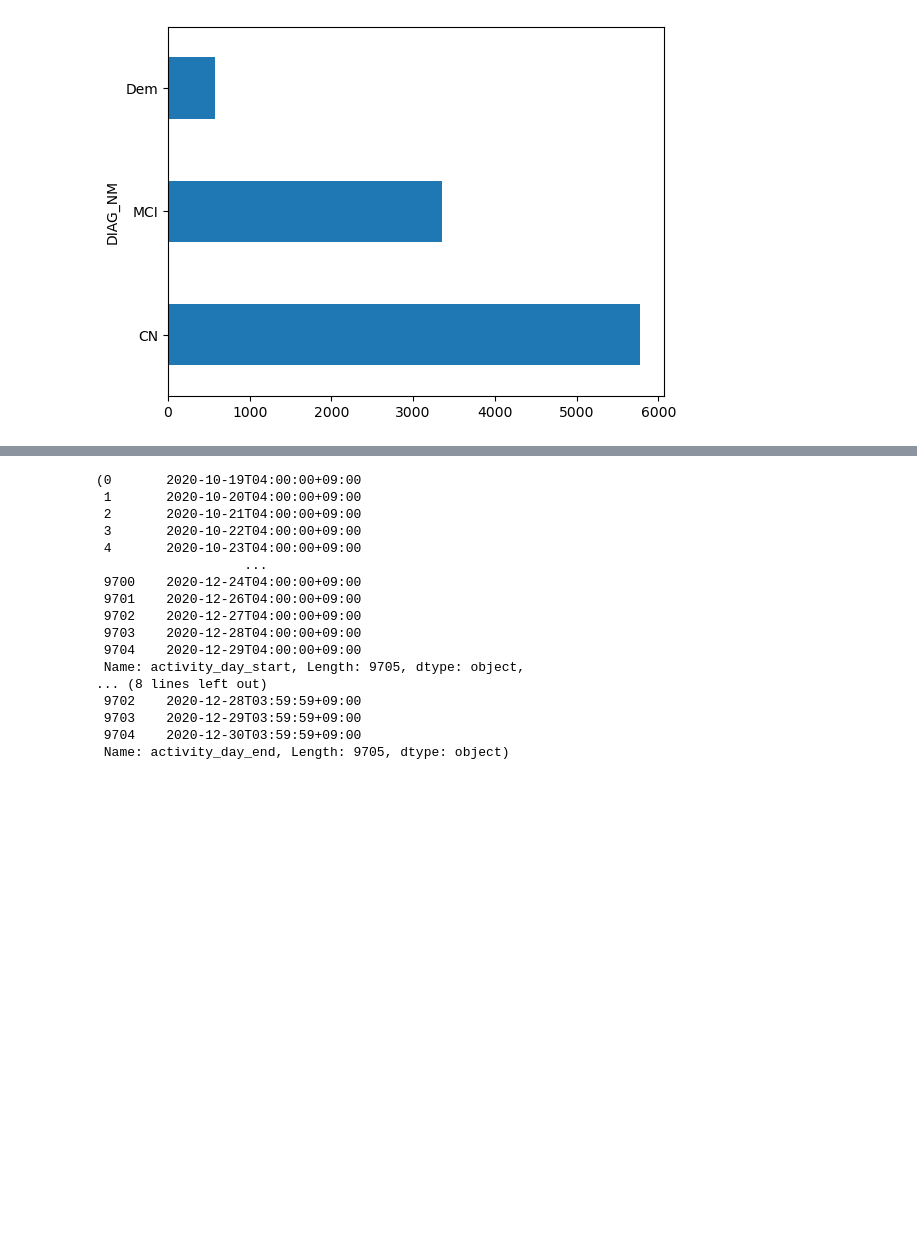
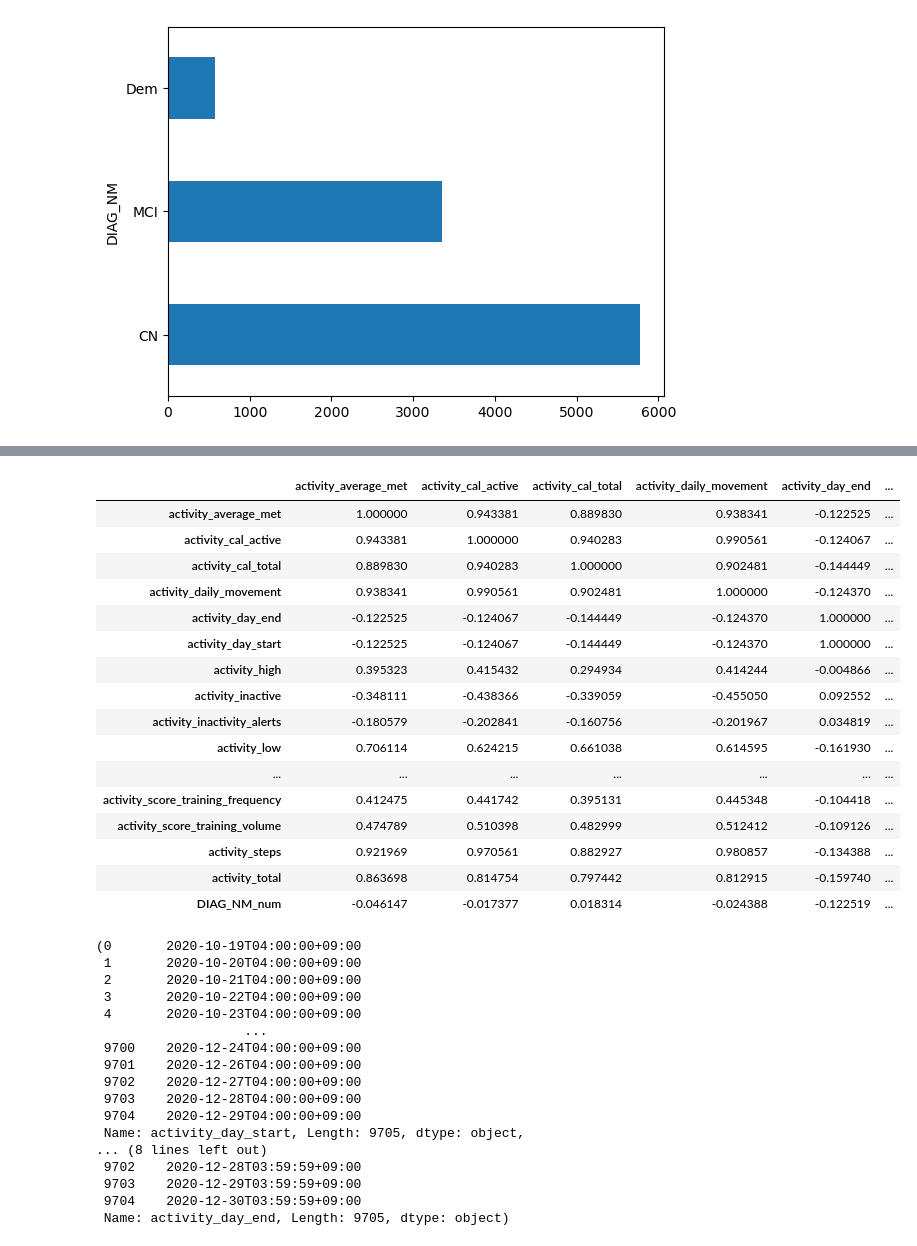
Before and after one commit to SeHwanYoo/analyze_dementia, a Jupyter notebook: EDA.ipynb, the cells around one changed output, grey strips where cells are left out. Saved outputs shown, nothing was run; the diff lists cells and outputs as text; code cells hidden in the pictures; blank space fills up the shorter version.

```diff
--- a/EDA.ipynb
+++ b/EDA.ipynb
@@ -163,0 +225,41 @@ msno.bar(df=raw, color=(0.1, 0.6, 0.8), figsize=(10, 6))
+# %%
+raw = (
+        raw
+        .assign(DIAG_NM_num=lambda x : x['DIAG_NM'].apply(lambda y : 0 if y == 'CN' else 1 if y == 'MCI' else 2))
+        # .assign(FraudFound=lambda x : x['DIAG_NM'].apply(lambda y : 1 if y=='Yes' else 0))
+    )
+# %%
+(
+    pd.concat(
+        [
+            (
+                raw
+                .loc[:, numerical_features_to_investigate]
+            ),
+            (
+                raw['DIAG_NM_num']
+            ),
+        ],
+        axis=1
+    )
+    .corr()
+    .style.background_gradient()
+)
+# %% [output]
+|  | activity_average_met | activity_cal_active | activity_cal_total | activity_daily_movement | activity_day_end | ... |
+| activity_average_met | 1.000000 | 0.943381 | 0.889830 | 0.938341 | -0.122525 | ... |
+| activity_cal_active | 0.943381 | 1.000000 | 0.940283 | 0.990561 | -0.124067 | ... |
+| activity_cal_total | 0.889830 | 0.940283 | 1.000000 | 0.902481 | -0.144449 | ... |
+| activity_daily_movement | 0.938341 | 0.990561 | 0.902481 | 1.000000 | -0.124370 | ... |
+| activity_day_end | -0.122525 | -0.124067 | -0.144449 | -0.124370 | 1.000000 | ... |
+| activity_day_start | -0.122525 | -0.124067 | -0.144449 | -0.124370 | 1.000000 | ... |
+| activity_high | 0.395323 | 0.415432 | 0.294934 | 0.414244 | -0.004866 | ... |
+| activity_inactive | -0.348111 | -0.438366 | -0.339059 | -0.455050 | 0.092552 | ... |
+| activity_inactivity_alerts | -0.180579 | -0.202841 | -0.160756 | -0.201967 | 0.034819 | ... |
+| activity_low | 0.706114 | 0.624215 | 0.661038 | 0.614595 | -0.161930 | ... |
+| ... | ... | ... | ... | ... | ... | ... |
+| activity_score_training_frequency | 0.412475 | 0.441742 | 0.395131 | 0.445348 | -0.104418 | ... |
+| activity_score_training_volume | 0.474789 | 0.510398 | 0.482999 | 0.512412 | -0.109126 | ... |
+| activity_steps | 0.921969 | 0.970561 | 0.882927 | 0.980857 | -0.134388 | ... |
+| activity_total | 0.863698 | 0.814754 | 0.797442 | 0.812915 | -0.159740 | ... |
+| DIAG_NM_num | -0.046147 | -0.017377 | 0.018314 | -0.024388 | -0.122519 | ... |
```
Also changed, not shown: parts of 11 cells of this notebook, 1 other file.
